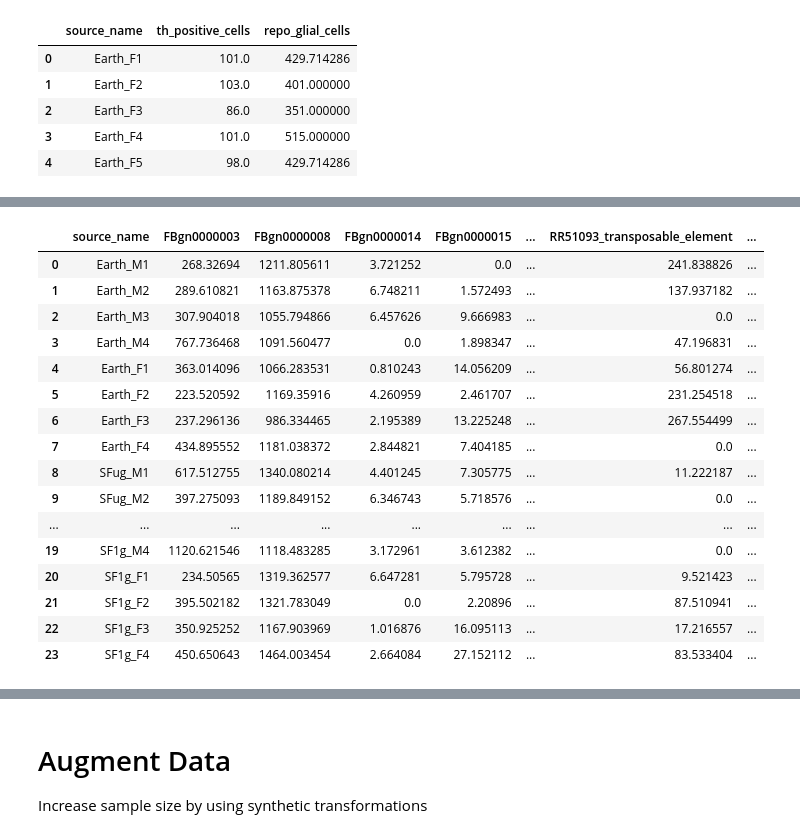
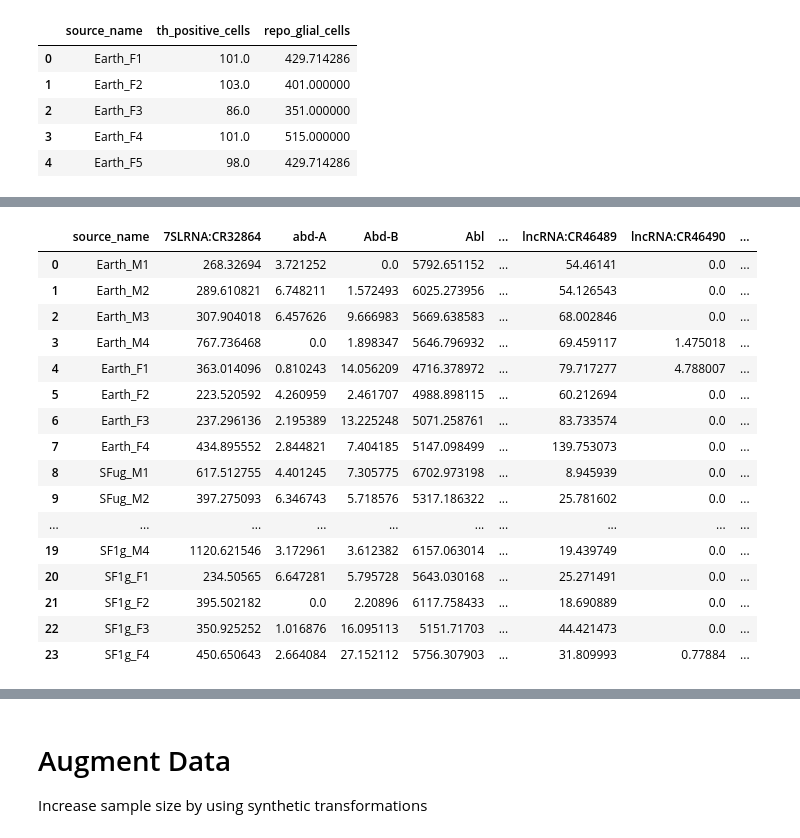
Before and after one commit to rohinsood/osdr-capstone-project, a Jupyter notebook: DataProcessing.ipynb, the cells around one changed output, grey strips where cells are left out. Saved outputs shown, nothing was run; the diff lists cells and outputs as text; code cells hidden in the pictures.

Commit message:
filter data

```diff
--- a/DataProcessing.ipynb
+++ b/DataProcessing.ipynb
@@ -1,6 +1,11 @@
 # %% [markdown]
 # Dataset Processing
 Creates the CSV file for use in machine learning from OSD datasets
+# %%
+%%capture
+!pip install import_ipynb --no-cache
+import import_ipynb
+m = __import__("Methods")
 # %%
 import pandas as pd
 pd.set_option('display.max_columns', None)
@@ -138,3 +143,6 @@ data["RNA-SEQ"].head(data["RNA-SEQ"].size)
 | 16673 | RR51475_transposable_element | 219.591935 | 189.546519 | 256.521685 | 307.164944 | 331.171984 | 214.531486 | 319.041196 | 388.738942 | 230.046175 | ... |
 | 16674 | RR51477_transposable_element | 13.899158 | 16.018844 | 7.447111 | 10.164972 | 4.813748 | 17.646249 | 2.238993 | 4.225253 | 5.611235 | ... |
 16675 rows × 25 columns
+# %%
+data["RNA-SEQ"] = m.filter_data(data["RNA-SEQ"], False, dropgenes=None, droplowcvs=0.1)
+data["RNA-SEQ"]
@@ -186,7 +214,48 @@ filtered_IHC.reset_index(inplace=True)
 # add IHC values to df
 df = df.join(filtered_IHC.set_index('source_name'), on='source_name').copy()
 df.reset_index(inplace=True)
-# df.drop(columns=["source_name"], inplace=True)
+
+# Import the MyGeneInfo module
+mg = m.mygene.MyGeneInfo()
+
+# Get the list of FlyBase gene IDs from the columns of the dataframe
+flybase_ids = df.columns.tolist()
+flybase_ids.remove('source_name')
+flybase_ids.remove('repo_glial_cells')
+flybase_ids.remove('th_positive_cells')
+
+# Query MyGeneInfo for FlyBase IDs
+ginfo = mg.querymany(flybase_ids, scopes='flybase')
+
+# Initialize lists to keep track of genes to drop and those with symbols
+drop_list = []
+hit_list = []
+
+# Create a dictionary to map FlyBase IDs to gene symbols
+id_to_symbol = {}
+
+# Iterate through the query results
+for g in ginfo:
+    # Check if the gene has a 'symbol'; if not, add to the drop list
+    if 'symbol' not in g:
+        drop_list.append(g['query'])
+    else:
+        # If the gene symbol is not in the hit list, map the FlyBase ID to its symbol
+        if g['symbol'] not in hit_list:
+            id_to_symbol[g['query']] = g['symbol']
+            hit_list.append(g['symbol'])
+
+# Print the shape of the RNA-seq data before filtering
+print('RNA-seq data shape before: ', df.shape)
+
+# Rename the FlyBase ID columns to gene symbols
+df.rename(columns=id_to_symbol, inplace=True)
+
+# Remove columns where the gene ID did not have a corresponding symbol
+df.drop(columns=drop_list, inplace=True)
+
+# Print the shape of the RNA-seq data after filtering
+print('RNA-seq data shape after: ', df.shape)
 
 df.to_csv("filtered_data.csv")
 df
@@ -194,17 +266,17 @@ df
-|  | source_name | FBgn0000003 | FBgn0000008 | FBgn0000014 | FBgn0000015 | ... | RR51093_transposable_element | ... |
-| 0 | Earth_M1 | 268.32694 | 1211.805611 | 3.721252 | 0.0 | ... | 241.838826 | ... |
-| 1 | Earth_M2 | 289.610821 | 1163.875378 | 6.748211 | 1.572493 | ... | 137.937182 | ... |
-| 2 | Earth_M3 | 307.904018 | 1055.794866 | 6.457626 | 9.666983 | ... | 0.0 | ... |
-| 3 | Earth_M4 | 767.736468 | 1091.560477 | 0.0 | 1.898347 | ... | 47.196831 | ... |
-| 4 | Earth_F1 | 363.014096 | 1066.283531 | 0.810243 | 14.056209 | ... | 56.801274 | ... |
-| 5 | Earth_F2 | 223.520592 | 1169.35916 | 4.260959 | 2.461707 | ... | 231.254518 | ... |
-| 6 | Earth_F3 | 237.296136 | 986.334465 | 2.195389 | 13.225248 | ... | 267.554499 | ... |
-| 7 | Earth_F4 | 434.895552 | 1181.038372 | 2.844821 | 7.404185 | ... | 0.0 | ... |
-| 8 | SFug_M1 | 617.512755 | 1340.080214 | 4.401245 | 7.305775 | ... | 11.222187 | ... |
-| 9 | SFug_M2 | 397.275093 | 1189.849152 | 6.346743 | 5.718576 | ... | 0.0 | ... |
-| ... | ... | ... | ... | ... | ... | ... | ... | ... |
-| 19 | SF1g_M4 | 1120.621546 | 1118.483285 | 3.172961 | 3.612382 | ... | 0.0 | ... |
-| 20 | SF1g_F1 | 234.50565 | 1319.362577 | 6.647281 | 5.795728 | ... | 9.521423 | ... |
-| 21 | SF1g_F2 | 395.502182 | 1321.783049 | 0.0 | 2.20896 | ... | 87.510941 | ... |
-| 22 | SF1g_F3 | 350.925252 | 1167.903969 | 1.016876 | 16.095113 | ... | 17.216557 | ... |
-| 23 | SF1g_F4 | 450.650643 | 1464.003454 | 2.664084 | 27.152112 | ... | 83.533404 | ... |
+|  | source_name | 7SLRNA:CR32864 | abd-A | Abd-B | Abl | ... | lncRNA:CR46489 | lncRNA:CR46490 | ... |
+| 0 | Earth_M1 | 268.32694 | 3.721252 | 0.0 | 5792.651152 | ... | 54.46141 | 0.0 | ... |
+| 1 | Earth_M2 | 289.610821 | 6.748211 | 1.572493 | 6025.273956 | ... | 54.126543 | 0.0 | ... |
+| 2 | Earth_M3 | 307.904018 | 6.457626 | 9.666983 | 5669.638583 | ... | 68.002846 | 0.0 | ... |
+| 3 | Earth_M4 | 767.736468 | 0.0 | 1.898347 | 5646.796932 | ... | 69.459117 | 1.475018 | ... |
+| 4 | Earth_F1 | 363.014096 | 0.810243 | 14.056209 | 4716.378972 | ... | 79.717277 | 4.788007 | ... |
+| 5 | Earth_F2 | 223.520592 | 4.260959 | 2.461707 | 4988.898115 | ... | 60.212694 | 0.0 | ... |
+| 6 | Earth_F3 | 237.296136 | 2.195389 | 13.225248 | 5071.258761 | ... | 83.733574 | 0.0 | ... |
+| 7 | Earth_F4 | 434.895552 | 2.844821 | 7.404185 | 5147.098499 | ... | 139.753073 | 0.0 | ... |
+| 8 | SFug_M1 | 617.512755 | 4.401245 | 7.305775 | 6702.973198 | ... | 8.945939 | 0.0 | ... |
+| 9 | SFug_M2 | 397.275093 | 6.346743 | 5.718576 | 5317.186322 | ... | 25.781602 | 0.0 | ... |
+| ... | ... | ... | ... | ... | ... | ... | ... | ... | ... |
+| 19 | SF1g_M4 | 1120.621546 | 3.172961 | 3.612382 | 6157.063014 | ... | 19.439749 | 0.0 | ... |
+| 20 | SF1g_F1 | 234.50565 | 6.647281 | 5.795728 | 5643.030168 | ... | 25.271491 | 0.0 | ... |
+| 21 | SF1g_F2 | 395.502182 | 0.0 | 2.20896 | 6117.758433 | ... | 18.690889 | 0.0 | ... |
+| 22 | SF1g_F3 | 350.925252 | 1.016876 | 16.095113 | 5151.71703 | ... | 44.421473 | 0.0 | ... |
+| 23 | SF1g_F4 | 450.650643 | 2.664084 | 27.152112 | 5756.307903 | ... | 31.809993 | 0.77884 | ... |
```
Also changed, not shown: parts of 4 cells of this notebook, 7 other files.
